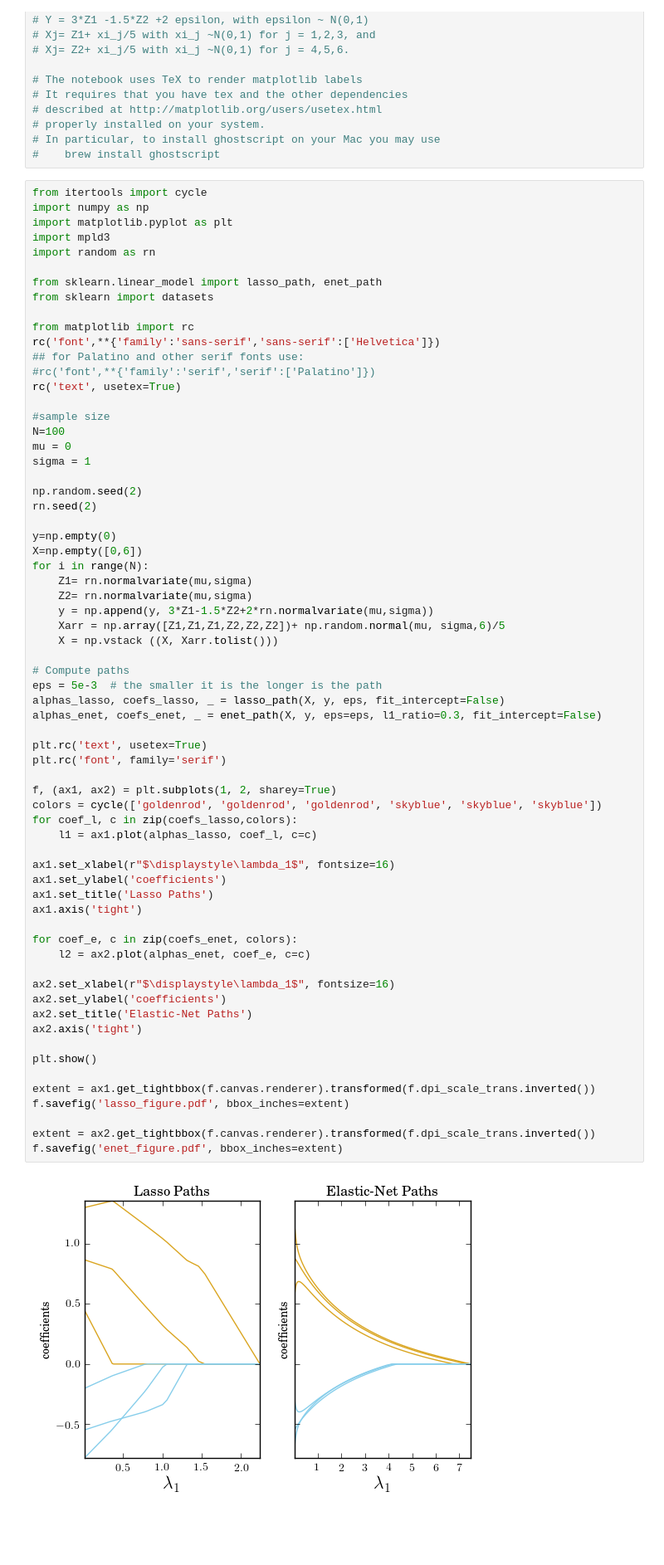
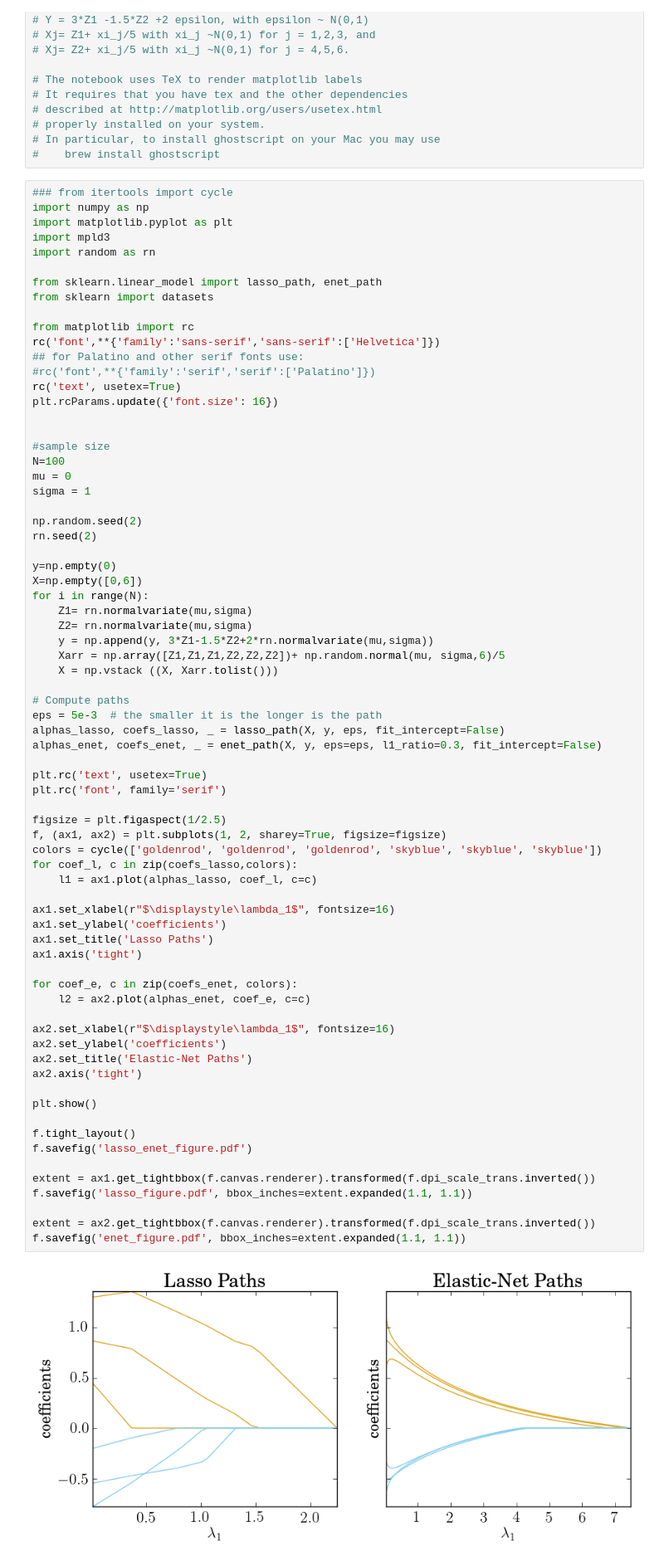
Before and after one commit to davidrosenberg/mlcourse, a Jupyter notebook: Notebooks/Lasso and Elastic Net/lasso_and_elastic_net.ipynb, the cells around one changed output. Shown at 83% size. Saved outputs shown, nothing was run; the diff lists cells and outputs as text; blank space fills up the shorter version.

```diff
--- a/Notebooks/Lasso and Elastic Net/lasso_and_elastic_net.ipynb
+++ b/Notebooks/Lasso and Elastic Net/lasso_and_elastic_net.ipynb
@@ -18,7 +18,7 @@
 # In particular, to install ghostscript on your Mac you may use
 #    brew install ghostscript
 # %%
-from itertools import cycle
+### from itertools import cycle
 import numpy as np
 import matplotlib.pyplot as plt
 import mpld3
@@ -32,6 +32,8 @@ rc('font',**{'family':'sans-serif','sans-serif':['Helvetica']})
 ## for Palatino and other serif fonts use:
 #rc('font',**{'family':'serif','serif':['Palatino']})
 rc('text', usetex=True)
+plt.rcParams.update({'font.size': 16})
+
 
 #sample size
 N=100
@@ -54,34 +56,38 @@ for i in range(N):
 eps = 5e-3  # the smaller it is the longer is the path
 alphas_lasso, coefs_lasso, _ = lasso_path(X, y, eps, fit_intercept=False)
 alphas_enet, coefs_enet, _ = enet_path(X, y, eps=eps, l1_ratio=0.3, fit_intercept=False)
 
 plt.rc('text', usetex=True)
 plt.rc('font', family='serif')
 
-f, (ax1, ax2) = plt.subplots(1, 2, sharey=True)
+figsize = plt.figaspect(1/2.5)
+f, (ax1, ax2) = plt.subplots(1, 2, sharey=True, figsize=figsize)
 colors = cycle(['goldenrod', 'goldenrod', 'goldenrod', 'skyblue', 'skyblue', 'skyblue'])
 for coef_l, c in zip(coefs_lasso,colors):
     l1 = ax1.plot(alphas_lasso, coef_l, c=c)
 
 ax1.set_xlabel(r"$\displaystyle\lambda_1$", fontsize=16)
 ax1.set_ylabel('coefficients')
 ax1.set_title('Lasso Paths')
 ax1.axis('tight')
 
 for coef_e, c in zip(coefs_enet, colors):
     l2 = ax2.plot(alphas_enet, coef_e, c=c)
 
 ax2.set_xlabel(r"$\displaystyle\lambda_1$", fontsize=16)
 ax2.set_ylabel('coefficients')
 ax2.set_title('Elastic-Net Paths')
 ax2.axis('tight')
 
 plt.show()
 
+f.tight_layout()
+f.savefig('lasso_enet_figure.pdf')
+
 extent = ax1.get_tightbbox(f.canvas.renderer).transformed(f.dpi_scale_trans.inverted())
-f.savefig('lasso_figure.pdf', bbox_inches=extent)
+f.savefig('lasso_figure.pdf', bbox_inches=extent.expanded(1.1, 1.1))
 
 extent = ax2.get_tightbbox(f.canvas.renderer).transformed(f.dpi_scale_trans.inverted())
-f.savefig('enet_figure.pdf', bbox_inches=extent)
+f.savefig('enet_figure.pdf', bbox_inches=extent.expanded(1.1, 1.1))
 # %% [output]
-[figure, old version]
+[figure, new version]
```
Also changed, not shown: 3 other files.
